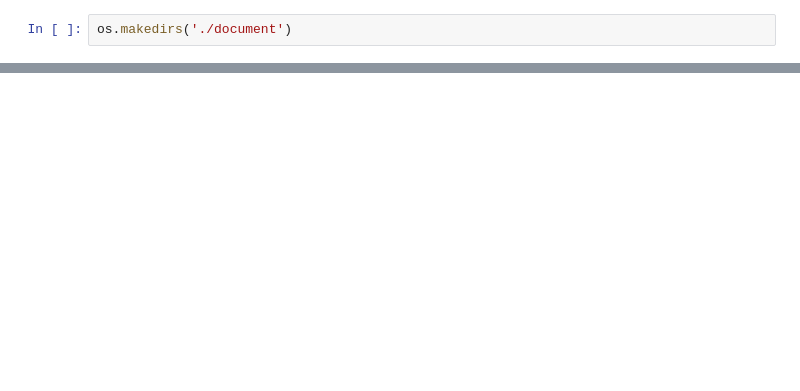
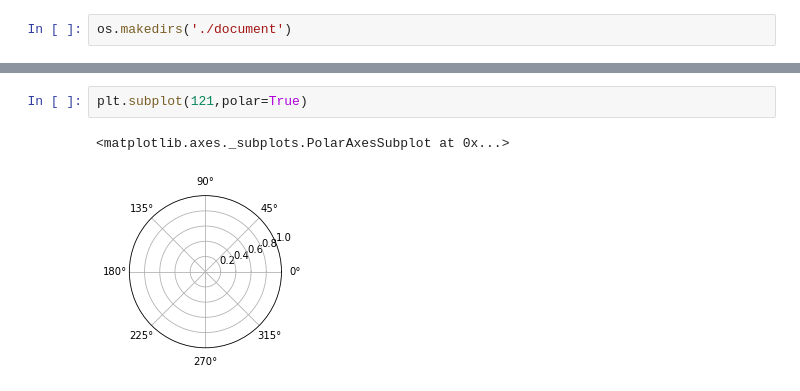
Before and after one commit to liuli-liekkas/data_detail, a Jupyter notebook: test.ipynb, the cells around one changed output, grey strips where cells are left out. Saved outputs shown, nothing was run; the diff lists cells and outputs as text; blank space fills up the shorter version.

```diff
--- a/test.ipynb
+++ b/test.ipynb
@@ -46,0 +96,5 @@ print(len(document))
+# %%
+plt.subplot(121,polar=True)
+# %% [output]
+<matplotlib.axes._subplots.PolarAxesSubplot at 0x...>
+[figure, added]
```
Also changed, not shown: parts of 13 cells of this notebook, 2 other files.
